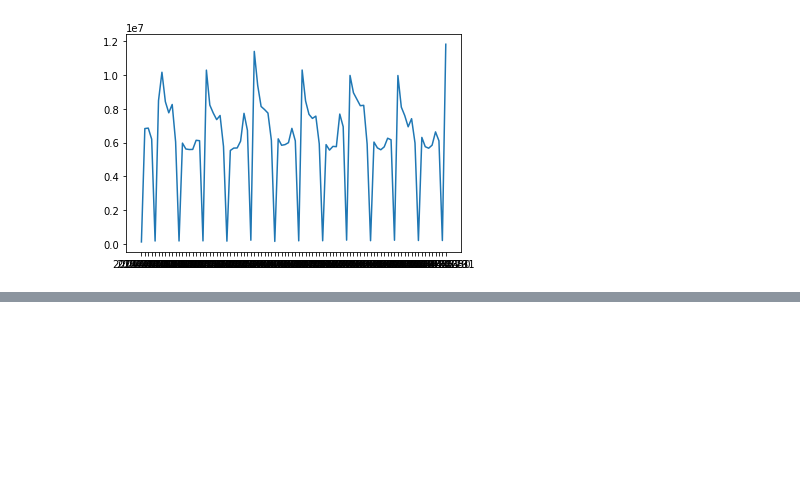
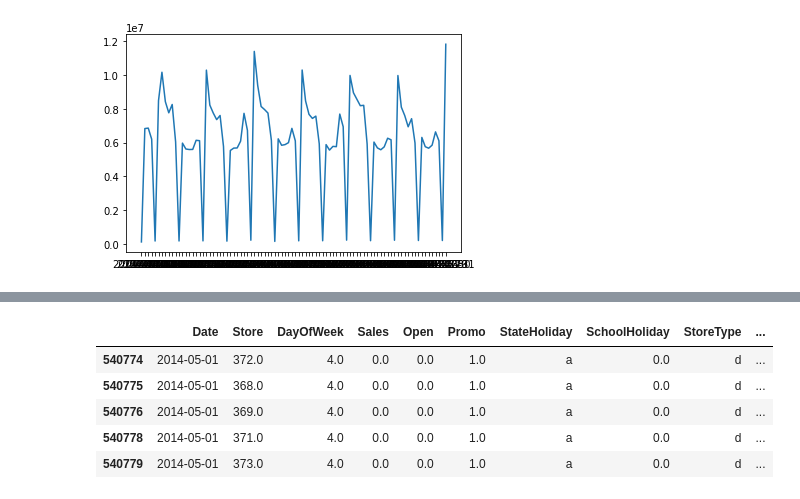
Before and after one commit to JohnEnev/DSR-competition-team1, a Jupyter notebook: notebooks/JE_notebook.ipynb, the cells around one changed output, grey strips where cells are left out. Saved outputs shown, nothing was run; the diff lists cells and outputs as text; code cells hidden in the pictures; blank space fills up the shorter version.

```diff
--- a/notebooks/JE_notebook.ipynb
+++ b/notebooks/JE_notebook.ipynb
@@ -178,0 +171,4 @@ for column in ['Store', 'DayOfWeek', 'Open', 'Promo', 'StateHoliday', 'SchoolHol
+# %%
+#remove the rows
+#remove where store is null
+df = df.dropna(subset=['Store'])
@@ -178,0 +196,2 @@ for column in ['Store', 'DayOfWeek', 'Open', 'Promo', 'StateHoliday', 'SchoolHol
+# %%
+df.Date = pd.to_datetime(df.Date)
@@ -178,0 +213,16 @@ for column in ['Store', 'DayOfWeek', 'Open', 'Promo', 'StateHoliday', 'SchoolHol
+# %%
+#Split the training dataset into train and test
+
+date_split = '2014-05-01'
+
+df_train = df[df.Date < date_split]
+df_test = df[df.Date >= date_split]
+# %%
+df_test.head()
+# %% [output]
+|  | Date | Store | DayOfWeek | Sales | Open | Promo | StateHoliday | SchoolHoliday | StoreType | ... |
+| 540774 | 2014-05-01 | 372.0 | 4.0 | 0.0 | 0.0 | 1.0 | a | 0.0 | d | ... |
+| 540775 | 2014-05-01 | 368.0 | 4.0 | 0.0 | 0.0 | 1.0 | a | 0.0 | d | ... |
+| 540776 | 2014-05-01 | 369.0 | 4.0 | 0.0 | 0.0 | 1.0 | a | 0.0 | d | ... |
+| 540778 | 2014-05-01 | 371.0 | 4.0 | 0.0 | 0.0 | 1.0 | a | 0.0 | d | ... |
+| 540779 | 2014-05-01 | 373.0 | 4.0 | 0.0 | 0.0 | 1.0 | a | 0.0 | d | ... |
```
Also changed, not shown: parts of 25 cells of this notebook.
